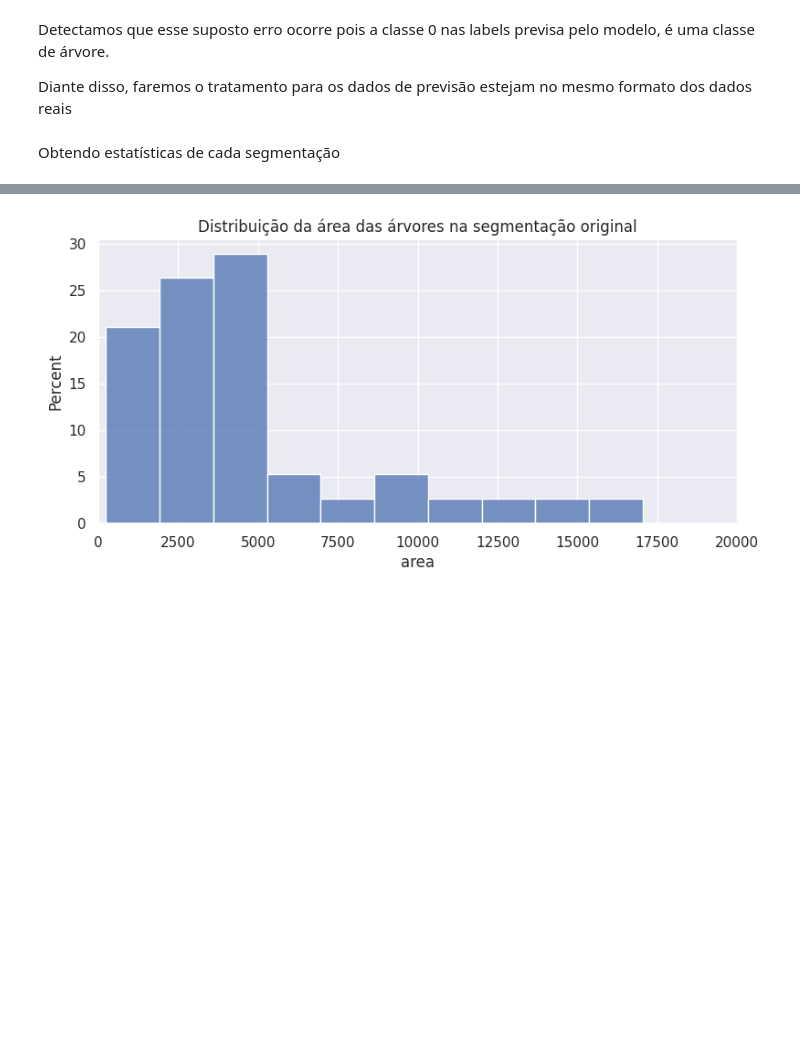
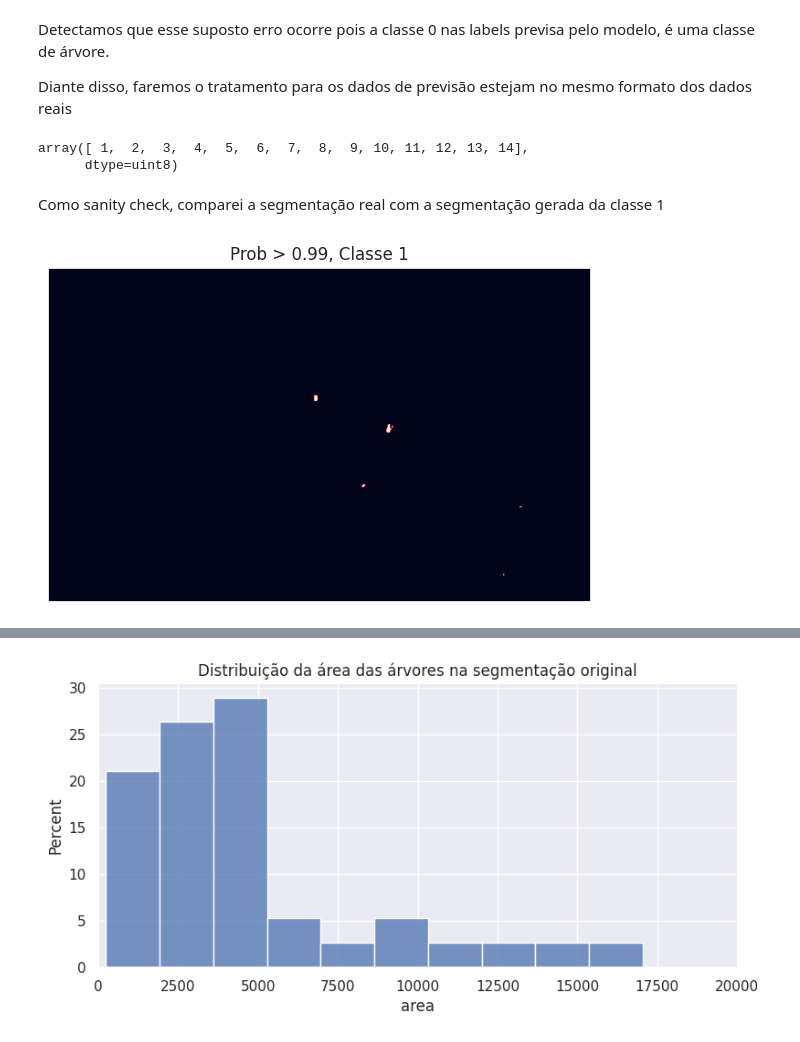
Before and after one commit to luizfernando608/multi-task-fcn, a Jupyter notebook: exploration_notebooks/data_process_between_iter.ipynb, the cells around one changed output, grey strips where cells are left out. Cells and saved outputs as stored; diff of their text form; code cells hidden in the pictures; blank space fills up the shorter version.

```diff
--- a/exploration_notebooks/data_process_between_iter.ipynb
+++ b/exploration_notebooks/data_process_between_iter.ipynb
@@ -195,2 +192,7 @@ Diante disso, faremos o tratamento para os dados de previsão estejam no mesmo f
-# %% [markdown]
-Obtendo estatísticas de cada segmentação
+# %%
+pred+=1
+# %%
+np.unique(pred)
+# %% [output]
+array([ 1,  2,  3,  4,  5,  6,  7,  8,  9, 10, 11, 12, 13, 14],
+      dtype=uint8)
@@ -196,0 +201,10 @@ Obtendo estatísticas de cada segmentação
+# %% [markdown]
+Como sanity check, comparei a segmentação real com a segmentação gerada da classe 1
+# %%
+ref = pred_map_99.copy()
+ref[ref!=1] = 0
+fig,ax=show(ref)
+ax.set_title("Prob > 0.99, Classe 1")
+plt.show()
+# %% [output]
+[figure, added]
```
Also changed, not shown: parts of 48 cells of this notebook, 1 other file.
